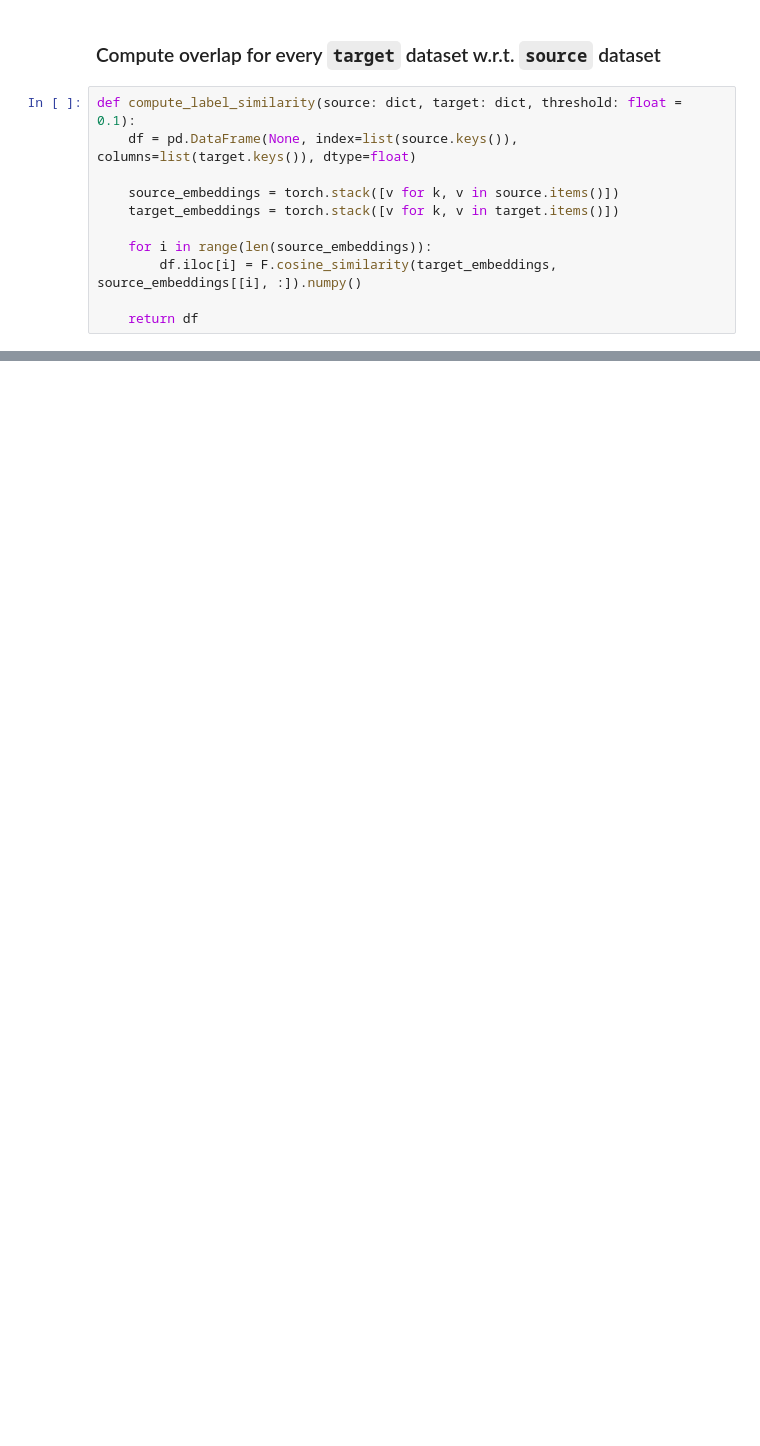
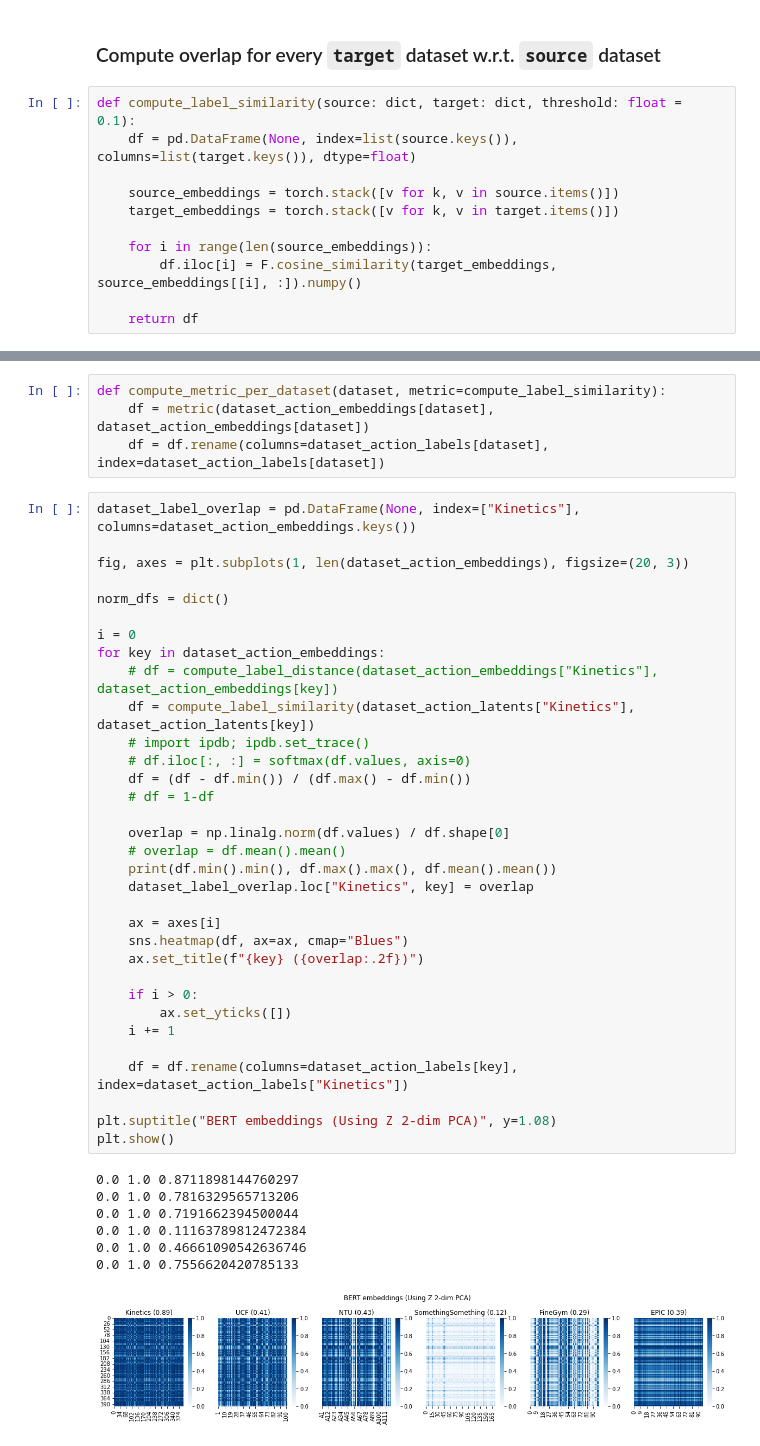
Before and after one commit to bpiyush/ViDA-SSL, a Jupyter notebook: misc/action-embeddings/label_overlap-bert.ipynb, the cells around one changed output, grey strips where cells are left out. Saved outputs shown, nothing was run; the diff lists cells and outputs as text; blank space fills up the shorter version.

Commit message:
WIP: Label overlap

```diff
--- a/misc/action-embeddings/label_overlap-bert.ipynb
+++ b/misc/action-embeddings/label_overlap-bert.ipynb
@@ -170,0 +244,45 @@ def compute_label_similarity(source: dict, target: dict, threshold: float = 0.1)
+# %%
+def compute_metric_per_dataset(dataset, metric=compute_label_similarity):
+    df = metric(dataset_action_embeddings[dataset], dataset_action_embeddings[dataset])
+    df = df.rename(columns=dataset_action_labels[dataset], index=dataset_action_labels[dataset])
+# %%
+dataset_label_overlap = pd.DataFrame(None, index=["Kinetics"], columns=dataset_action_embeddings.keys())
+
+fig, axes = plt.subplots(1, len(dataset_action_embeddings), figsize=(20, 3))
+
+norm_dfs = dict()
+
+i = 0
+for key in dataset_action_embeddings:
+    # df = compute_label_distance(dataset_action_embeddings["Kinetics"], dataset_action_embeddings[key])
+    df = compute_label_similarity(dataset_action_latents["Kinetics"], dataset_action_latents[key])
+    # import ipdb; ipdb.set_trace()
+    # df.iloc[:, :] = softmax(df.values, axis=0)
+    df = (df - df.min()) / (df.max() - df.min())
+    # df = 1-df
+
+    overlap = np.linalg.norm(df.values) / df.shape[0]
+    # overlap = df.mean().mean()
+    print(df.min().min(), df.max().max(), df.mean().mean())
+    dataset_label_overlap.loc["Kinetics", key] = overlap
+
+    ax = axes[i]
+    sns.heatmap(df, ax=ax, cmap="Blues")
+    ax.set_title(f"{key} ({overlap:.2f})")
+
+    if i > 0:
+        ax.set_yticks([])
+    i += 1
+
+    df = df.rename(columns=dataset_action_labels[key], index=dataset_action_labels["Kinetics"])
+
+plt.suptitle("BERT embeddings (Using Z 2-dim PCA)", y=1.08)
+plt.show()
+# %% [output]
+0.0 1.0 0.8711898144760297
+0.0 1.0 0.7816329565713206
+0.0 1.0 0.7191662394500044
+0.0 1.0 0.11163789812472384
+0.0 1.0 0.46661090542636746
+0.0 1.0 0.7556620420785133
+[figure, added]
```
Also changed, not shown: parts of 47 cells of this notebook.
